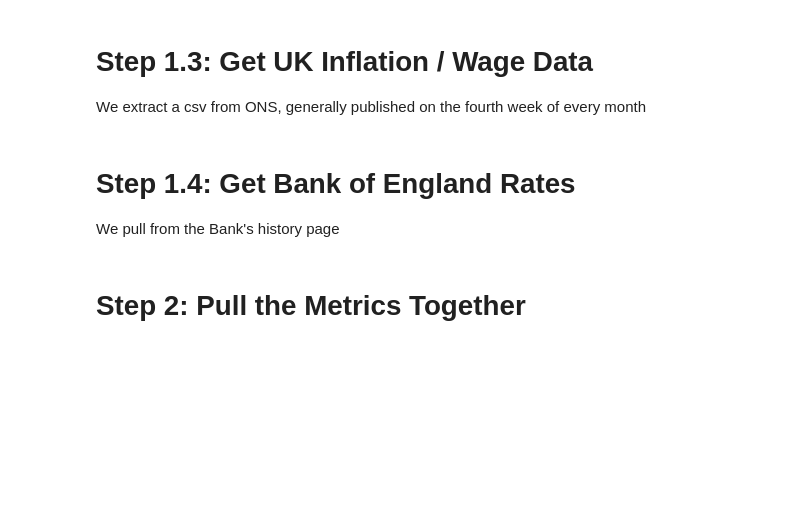
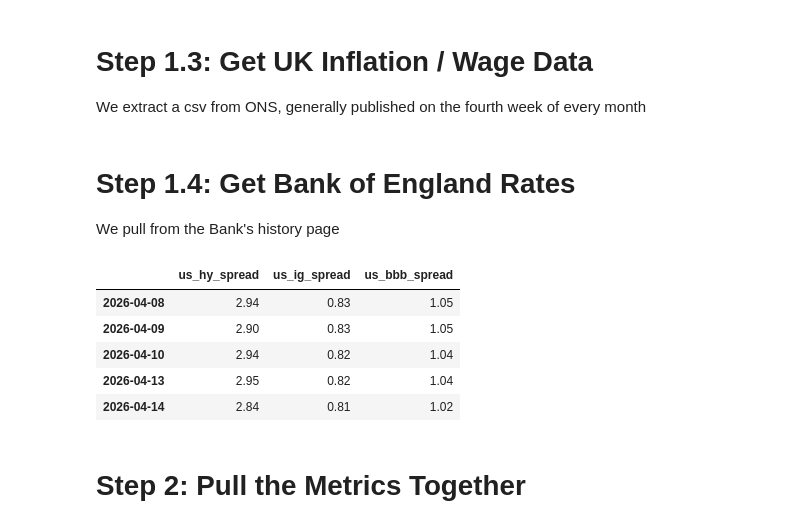
Before and after one commit to crashed-bandicoot/uk-economic-pulse, a Jupyter notebook: notebooks/freeform/UK Economic Pulse.ipynb, the cells around one changed output. Drawn from its saved outputs; the diff is of its cells as text; code cells hidden in the pictures; blank space fills up the shorter version.

```diff
--- a/notebooks/freeform/UK Economic Pulse.ipynb
+++ b/notebooks/freeform/UK Economic Pulse.ipynb
@@ -639,3 +563,22 @@ def make_policy_rate_monthly(policy_rate_changes: pd.Series, end_date=None) -> p
+# %%
+# US Credit Spreads
+
+series = {
+    "us_hy_spread": "BAMLH0A0HYM2",
+    "us_ig_spread": "BAMLC0A0CM",
+    "us_bbb_spread": "BAMLC0A4CBBB"
+}
+
+us_credit_spreads = pd.DataFrame({name: fred.get_series(code) for name, code in series.items()})
+# %%
+us_credit_spreads.tail()
+# %% [output]
+|  | us_hy_spread | us_ig_spread | us_bbb_spread |
+| 2026-04-08 | 2.94 | 0.83 | 1.05 |
+| 2026-04-09 | 2.90 | 0.83 | 1.05 |
+| 2026-04-10 | 2.94 | 0.82 | 1.04 |
+| 2026-04-13 | 2.95 | 0.82 | 1.04 |
+| 2026-04-14 | 2.84 | 0.81 | 1.02 |
 # %% [markdown]
 # Step 2: Pull the Metrics Together
 # %%
```
Also changed, not shown: parts of 11 cells of this notebook, 2 other files.
